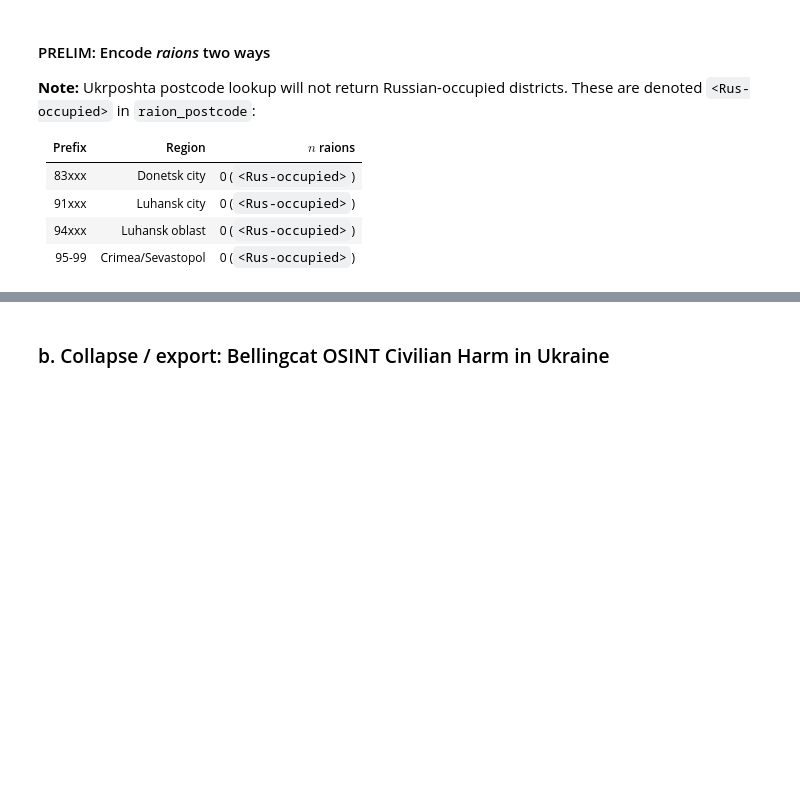
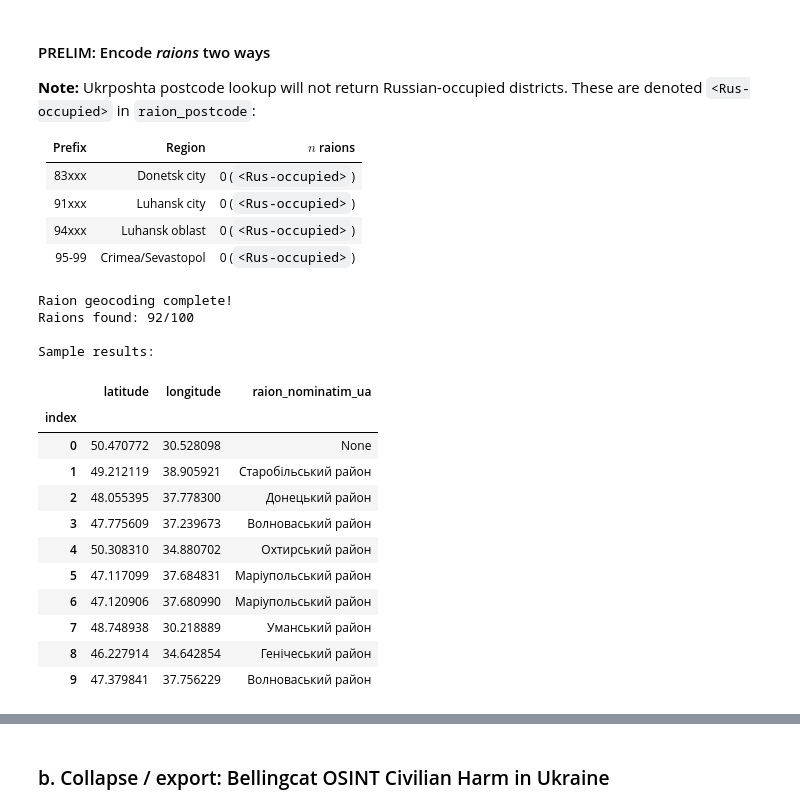
Before and after one commit to sskeen/civilian-trauma, a Jupyter notebook: src/notebooks/uls_scratchpad.ipynb, the cells around one changed output, grey strips where cells are left out. Cells and saved outputs as stored; diff of their text form; code cells hidden in the pictures; blank space fills up the shorter version.

```diff
--- a/src/notebooks/uls_scratchpad.ipynb
+++ b/src/notebooks/uls_scratchpad.ipynb
@@ -538,34 +716,51 @@ def raion_from_point_nominatim(lat, lon, user_agent, email=None):
         resp = requests.get(
             'https://nominatim.openstreetmap.org/reverse',
             params=params,
             headers=headers,
             timeout=10,
         )
         resp.raise_for_status()
         data = resp.json()
         sleep(NOMINATIM_DELAY_SEC)  # respect rate limit
         return data.get('address', {}).get('district')
     except Exception as e:
         print(f"Error geocoding ({lat}, {lon}): {e}")
         return None
 
 # Apply to dataframe with progress bar
 raions_nominatim = []
 
-for idx, row in tqdm(d_lvl2_bcat.iterrows(), total=len(d_lvl2_bcat), desc="Geocoding raions"):
+for idx, row in tqdm(d_lvl2_bcat.iterrows(), total=len(d_lvl2_bcat), desc="Geocoding Bellingcat raions"):
     raion = raion_from_point_nominatim(
         row['latitude'],
         row['longitude'],
         user_agent=NOMINATIM_USER_AGENT,
     )
     raions_nominatim.append(raion)
 
 d_lvl2_bcat['raion_nominatim_ua'] = raions_nominatim
 
 print(f"\nRaion geocoding complete!")
 print(f"Raions found: {d_lvl2_bcat['raion_nominatim_ua'].notna().sum()}/{len(d_lvl2_bcat)}")
 print(f"\nSample results:")
 d_lvl2_bcat[['latitude', 'longitude', 'raion_nominatim_ua']].head(10)
+# %% [output]
+Raion geocoding complete!
+Raions found: 92/100
+
+Sample results:
+|  | latitude | longitude | raion_nominatim_ua |
+| index |  |  |  |
+| 0 | 50.470772 | 30.528098 | None |
+| 1 | 49.212119 | 38.905921 | Старобільський район |
+| 2 | 48.055395 | 37.778300 | Донецький район |
+| 3 | 47.775609 | 37.239673 | Волноваський район |
+| 4 | 50.308310 | 34.880702 | Охтирський район |
+| 5 | 47.117099 | 37.684831 | Маріупольський район |
+| 6 | 47.120906 | 37.680990 | Маріупольський район |
+| 7 | 48.748938 | 30.218889 | Уманський район |
+| 8 | 46.227914 | 34.642854 | Генічеський район |
+| 9 | 47.379841 | 37.756229 | Волноваський район |
 # %%
 # Map Ukrainian raion names → English translations
 ### Uses RAION_UA_TO_EN from mappings.py
```
Also changed, not shown: parts of 31 cells of this notebook.
